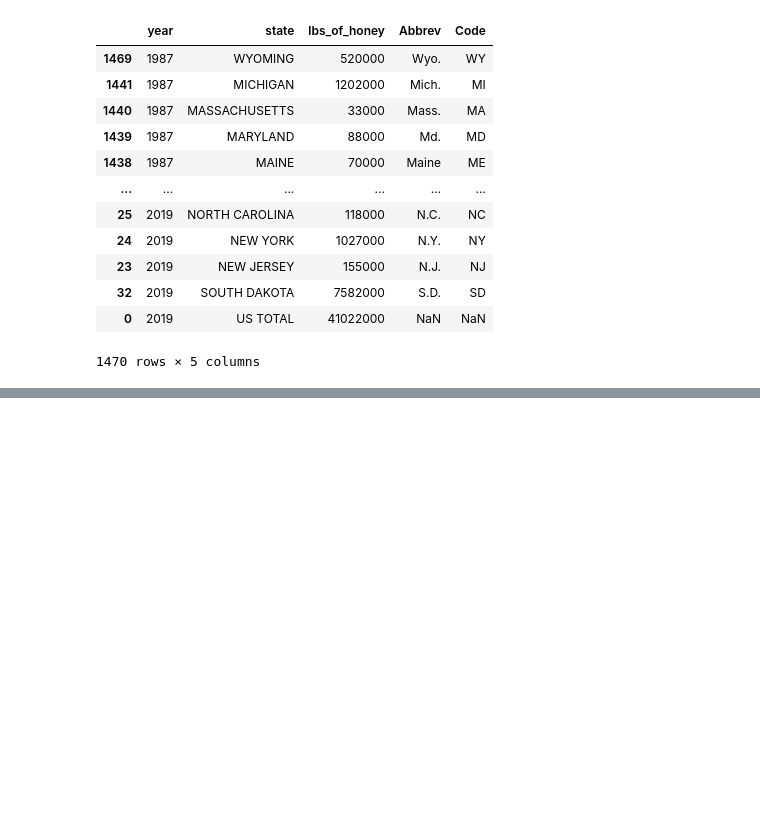
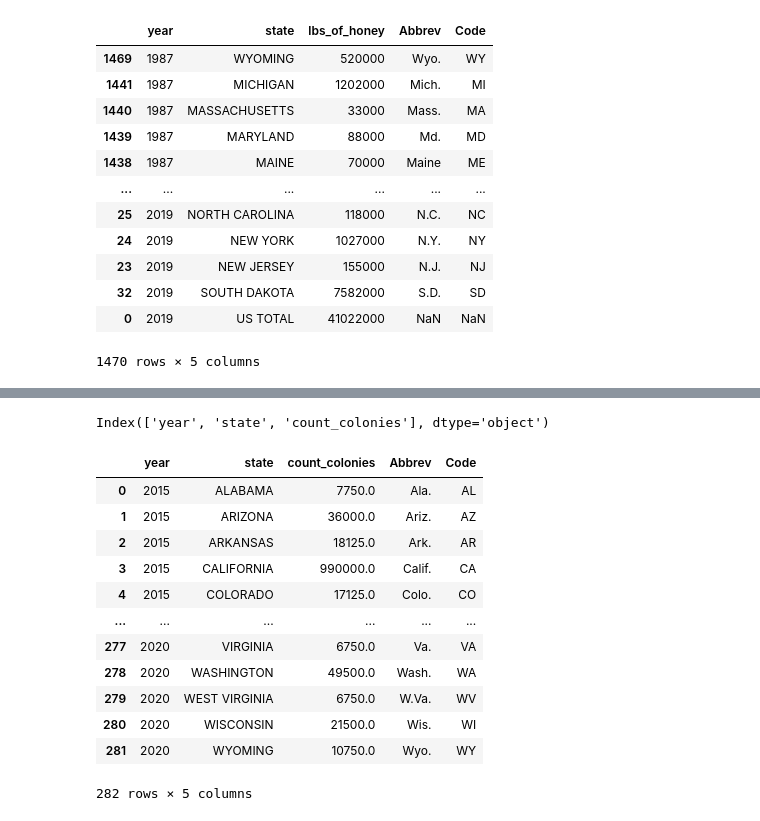
Before and after one commit to gamem001/bees_machine_learning, a Jupyter notebook: kristina/data_cleanup_kr.ipynb, the cells around one changed output, grey strips where cells are left out. Cells and saved outputs as stored; diff of their text form; code cells hidden in the pictures; blank space fills up the shorter version.

```diff
--- a/kristina/data_cleanup_kr.ipynb
+++ b/kristina/data_cleanup_kr.ipynb
@@ -509,0 +511,21 @@ px.choropleth(cleaned_honey_w_code_clean,
+# %%
+cleaned_colony.columns
+# %% [output]
+Index(['year', 'state', 'count_colonies'], dtype='object')
+# %%
+cleaned_colony_w_code = pd.merge(cleaned_colony, code_df, on = 'state', how = 'left')
+cleaned_colony_w_code
+# %% [output]
+|  | year | state | count_colonies | Abbrev | Code |
+| 0 | 2015 | ALABAMA | 7750.0 | Ala. | AL |
+| 1 | 2015 | ARIZONA | 36000.0 | Ariz. | AZ |
+| 2 | 2015 | ARKANSAS | 18125.0 | Ark. | AR |
+| 3 | 2015 | CALIFORNIA | 990000.0 | Calif. | CA |
+| 4 | 2015 | COLORADO | 17125.0 | Colo. | CO |
+| ... | ... | ... | ... | ... | ... |
+| 277 | 2020 | VIRGINIA | 6750.0 | Va. | VA |
+| 278 | 2020 | WASHINGTON | 49500.0 | Wash. | WA |
+| 279 | 2020 | WEST VIRGINIA | 6750.0 | W.Va. | WV |
+| 280 | 2020 | WISCONSIN | 21500.0 | Wis. | WI |
+| 281 | 2020 | WYOMING | 10750.0 | Wyo. | WY |
+282 rows × 5 columns
```
Also changed, not shown: parts of 10 cells of this notebook, 6 other files.
